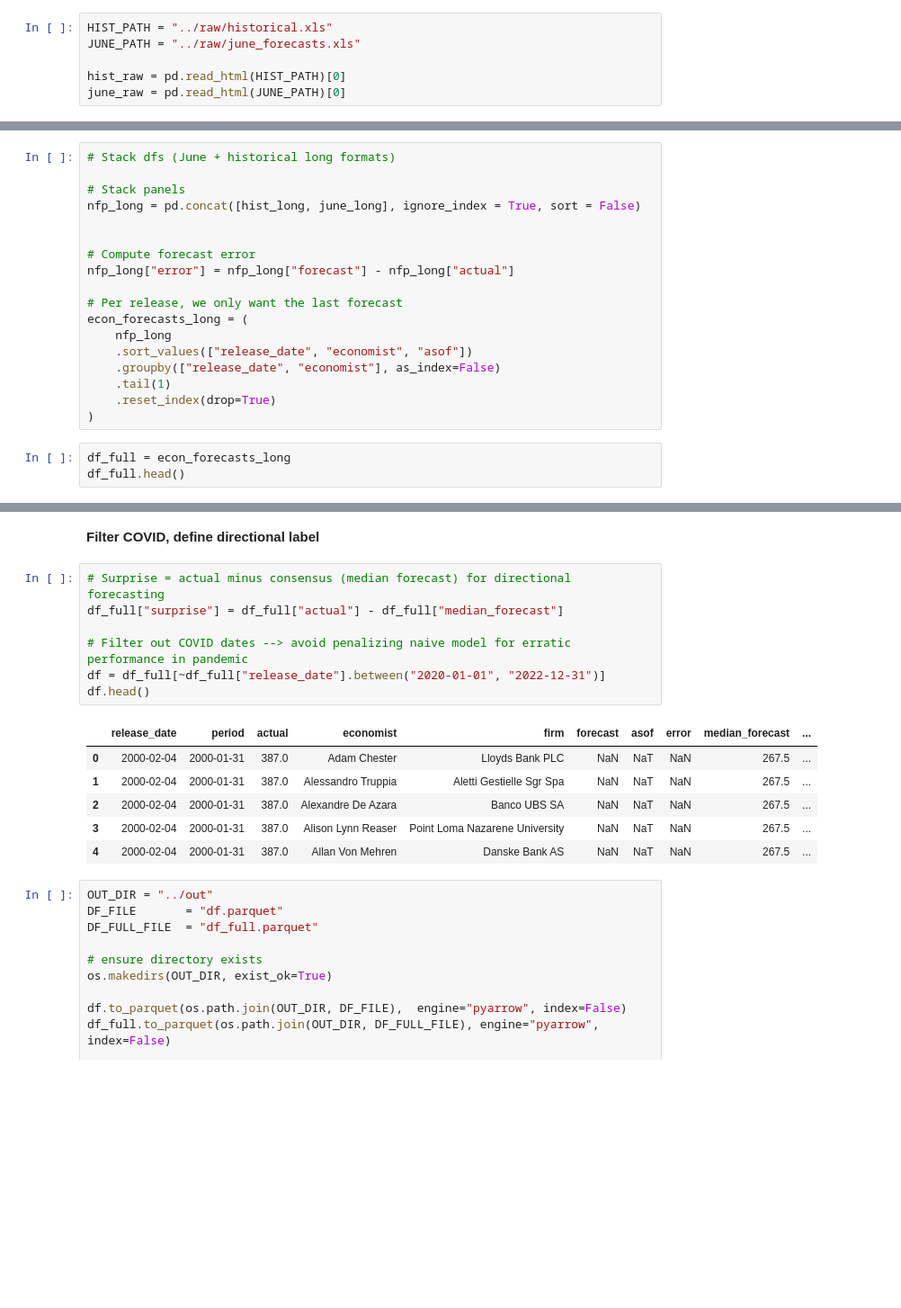
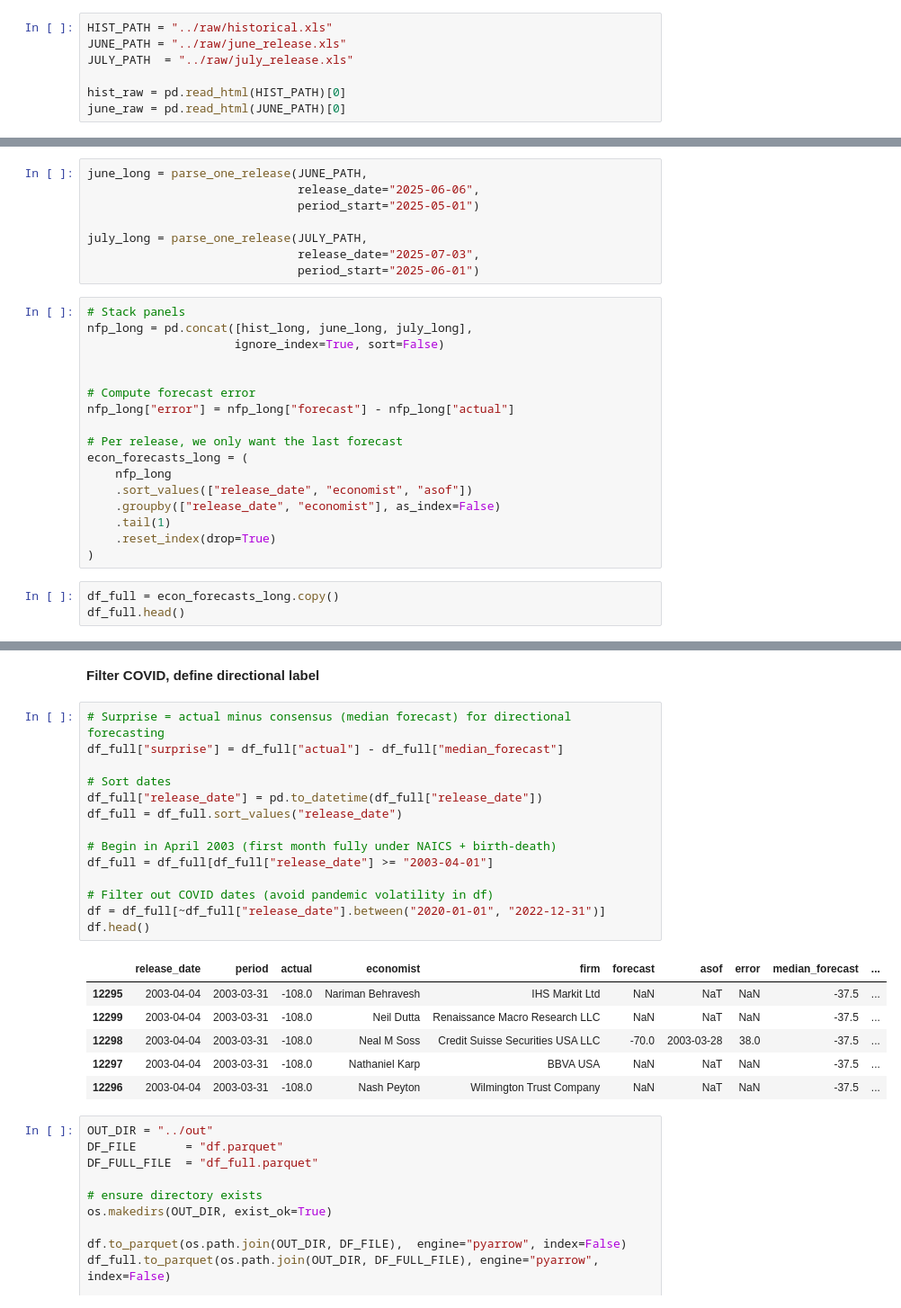
Before and after one commit to nicwjh/nfp-forecasting, a Jupyter notebook: notebooks/nfp_1_data.ipynb, the cells around one changed output, grey strips where cells are left out. Shown at 90% size. Cells and saved outputs as stored; diff of their text form; blank space fills up the shorter version.

Commit message:
Generalize data preprocessing for additional releases; incorporate July NFP print forecasts

```diff
--- a/notebooks/nfp_1_data.ipynb
+++ b/notebooks/nfp_1_data.ipynb
@@ -21,7 +21,8 @@ from scipy.stats import t as student_t, norm, binomtest, jarque_bera
 **Load & Preprocess**
 # %%
 HIST_PATH = "../raw/historical.xls"
-JUNE_PATH = "../raw/june_forecasts.xls"
+JUNE_PATH = "../raw/june_release.xls"
+JULY_PATH  = "../raw/july_release.xls"
 
 hist_raw = pd.read_html(HIST_PATH)[0]
 june_raw = pd.read_html(JUNE_PATH)[0]
@@ -168,8 +152,15 @@ june_long
+# %%
+june_long = parse_one_release(JUNE_PATH,
+                              release_date="2025-06-06",
+                              period_start="2025-05-01")
+
+july_long = parse_one_release(JULY_PATH,
+                              release_date="2025-07-03",
+                              period_start="2025-06-01")
 # %%
-# Stack dfs (June + historical long formats)
-
 # Stack panels
-nfp_long = pd.concat([hist_long, june_long], ignore_index = True, sort = False)
+nfp_long = pd.concat([hist_long, june_long, july_long],
+                     ignore_index=True, sort=False)
 
 
 # Compute forecast error
@@ -184,7 +175,7 @@ econ_forecasts_long = (
     .reset_index(drop=True)
 )
 # %%
-df_full = econ_forecasts_long
+df_full = econ_forecasts_long.copy()
 df_full.head()
 # %% [output]
 |  | release_date | period | actual | economist | firm | forecast | asof | error |
@@ -258,17 +249,24 @@ NFP releases:  305
 # %%
 # Surprise = actual minus consensus (median forecast) for directional forecasting
 df_full["surprise"] = df_full["actual"] - df_full["median_forecast"]
 
-# Filter out COVID dates --> avoid penalizing naive model for erratic performance in pandemic
+# Sort dates
+df_full["release_date"] = pd.to_datetime(df_full["release_date"])
+df_full = df_full.sort_values("release_date")
+
+# Begin in April 2003 (first month fully under NAICS + birth-death)
+df_full = df_full[df_full["release_date"] >= "2003-04-01"]
+
+# Filter out COVID dates (avoid pandemic volatility in df)
 df = df_full[~df_full["release_date"].between("2020-01-01", "2022-12-31")]
 df.head()
 # %% [output]
 |  | release_date | period | actual | economist | firm | forecast | asof | error | median_forecast | ... |
-| 0 | 2000-02-04 | 2000-01-31 | 387.0 | Adam Chester | Lloyds Bank PLC | NaN | NaT | NaN | 267.5 | ... |
-| 1 | 2000-02-04 | 2000-01-31 | 387.0 | Alessandro Truppia | Aletti Gestielle Sgr Spa | NaN | NaT | NaN | 267.5 | ... |
-| 2 | 2000-02-04 | 2000-01-31 | 387.0 | Alexandre De Azara | Banco UBS SA | NaN | NaT | NaN | 267.5 | ... |
-| 3 | 2000-02-04 | 2000-01-31 | 387.0 | Alison Lynn Reaser | Point Loma Nazarene University | NaN | NaT | NaN | 267.5 | ... |
-| 4 | 2000-02-04 | 2000-01-31 | 387.0 | Allan Von Mehren | Danske Bank AS | NaN | NaT | NaN | 267.5 | ... |
+| 12295 | 2003-04-04 | 2003-03-31 | -108.0 | Nariman Behravesh | IHS Markit Ltd | NaN | NaT | NaN | -37.5 | ... |
+| 12299 | 2003-04-04 | 2003-03-31 | -108.0 | Neil Dutta | Renaissance Macro Research LLC | NaN | NaT | NaN | -37.5 | ... |
+| 12298 | 2003-04-04 | 2003-03-31 | -108.0 | Neal M Soss | Credit Suisse Securities USA LLC | -70.0 | 2003-03-28 | 38.0 | -37.5 | ... |
+| 12297 | 2003-04-04 | 2003-03-31 | -108.0 | Nathaniel Karp | BBVA USA | NaN | NaT | NaN | -37.5 | ... |
+| 12296 | 2003-04-04 | 2003-03-31 | -108.0 | Nash Peyton | Wilmington Trust Company | NaN | NaT | NaN | -37.5 | ... |
 # %%
 OUT_DIR = "../out"
 DF_FILE       = "df.parquet"
```
Also changed, not shown: parts of 6 cells of this notebook, 5 other files.
